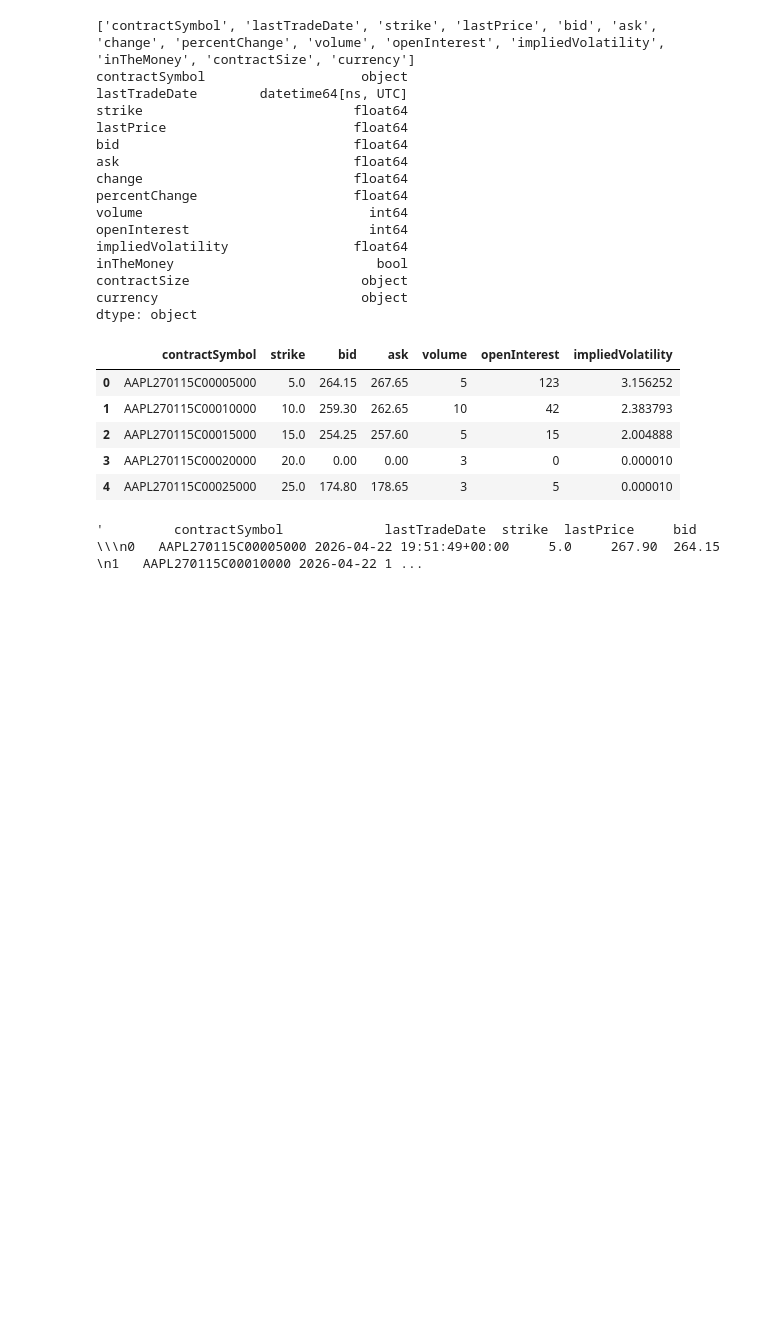
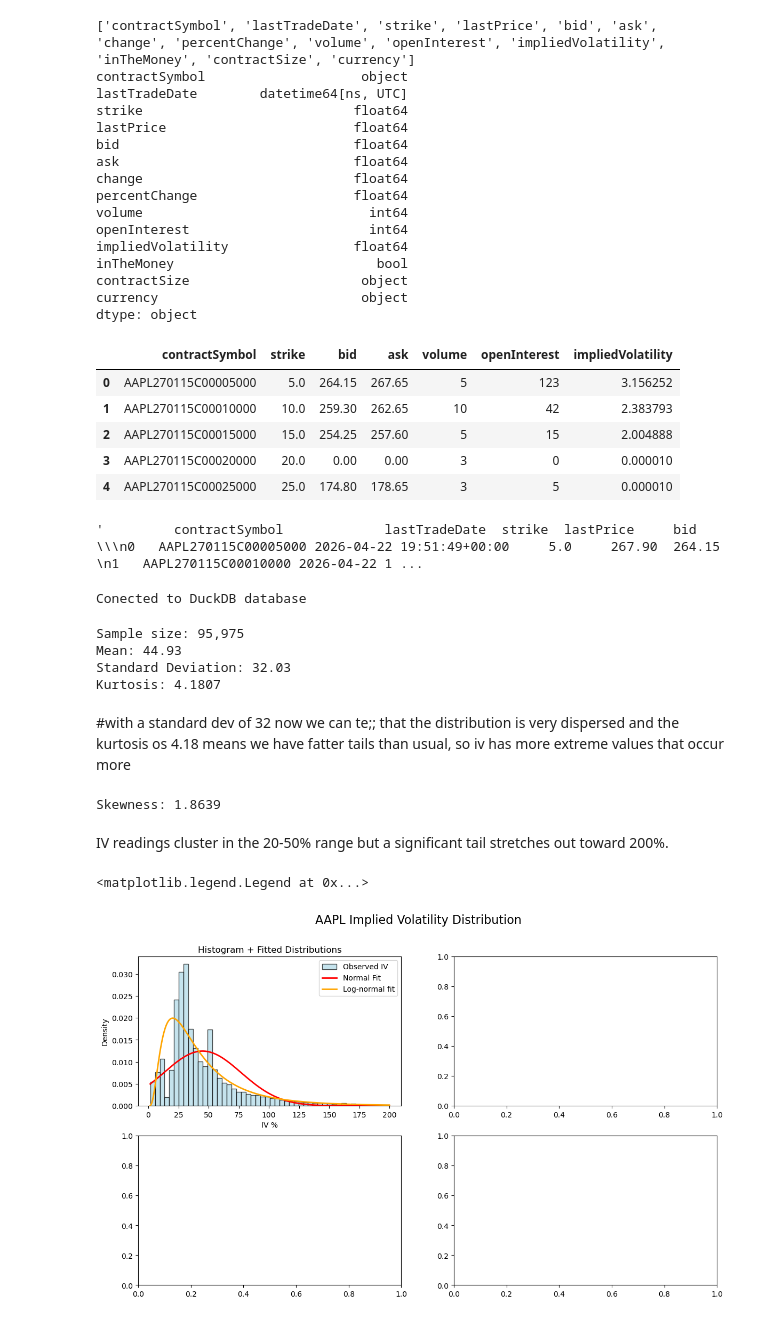
Before and after one commit to luislimon12/appl-catalyst-intelligence, a Jupyter notebook: notebooks/01_yfinance_data_check.ipynb, the cells around one changed output. Cells and saved outputs as stored; diff of their text form; code cells hidden in the pictures; blank space fills up the shorter version.

```diff
--- a/notebooks/01_yfinance_data_check.ipynb
+++ b/notebooks/01_yfinance_data_check.ipynb
@@ -75,3 +75,75 @@ dtype: object
 str(calls_df)
 # %% [output]
 '         contractSymbol             lastTradeDate  strike  lastPrice     bid  \\\n0   AAPL270115C00005000 2026-04-22 19:51:49+00:00     5.0     267.90  264.15   \n1   AAPL270115C00010000 2026-04-22 1 ...
+# %%
+import duckdb
+import numpy as np
+from scipy import stats
+import matplotlib.pyplot as plt
+
+con = duckdb.connect("/Users/luislimon/Apple-Project/appl-catalyst-intelligence/appl_catalyst.duckdb", read_only=True)
+print('Conected to DuckDB database')
+# %% [output]
+Conected to DuckDB database
+# %%
+#Lets pull the IV data
+
+df=con.execute("""
+               SELECT impliedVolatility * 100 as iv
+               FROM bronze_options_raw
+               WHERE ticker='AAPL'
+               AND impliedVolatility >0.01
+               AND impliedVolatility < 2
+               AND HOUR(snapshot_time) BETWEEN 9 AND 18""").df()
+
+iv=df['iv'].dropna()
+
+print(f"Sample size: {len(iv):,}")
+print(f"Mean: {iv.mean():.2f}")
+print(f"Standard Deviation: {iv.std():.2f}")
+print(f"Kurtosis: {iv.kurtosis():.4f}") ##>0 means the tail is fatter than normal
+# %% [output]
+Sample size: 95,975
+Mean: 44.93
+Standard Deviation: 32.03
+Kurtosis: 4.1807
+# %% [markdown]
+#with a standard dev of 32 now we can te;; that the distribution is very dispersed and the kurtosis os 4.18 means we have fatter tails than usual, so iv has more extreme values  that occur more
+# %%
+print(f"Skewness: {iv.skew():.4f}")
+# %% [output]
+Skewness: 1.8639
+# %% [markdown]
+IV readings cluster in the 20-50% range but a significant tail stretches out toward 200%.
+# %%
+import matplotlib.pyplot as plt
+import numpy as np
+from scipy import stats
+
+fig, axes=plt.subplots(2,2, figsize=(14,8))
+
+fig.suptitle("AAPL Implied Volatility Distribution", fontsize=16)
+
+## Chart 1 Histogram + fitted curves
+
+ax1=axes[0,0]
+
+ax1.hist(iv, bins=50, density=True,color='lightblue', edgecolor='black', alpha=0.7, label='Observed IV')
+mu,std=iv.mean(),iv.std()
+x=np.linspace(iv.min(),iv.max(),300)
+ax1.plot(x,stats.norm.pdf(x,mu,std), color='red',linewidth=2, label='Normal Fit')
+shape,loc,scale=stats.lognorm.fit(iv,floc=0)
+## .pdf(x, mu, std) = evaluate the normal curve at each x using our data's mean and std
+## this draws the red bell curve — we EXPECT it to NOT fit because IV is right-skewed
+## linewidth=2 = 2 pixel wide line so it's visible over the histogram
+#Maximum Likelihood Estimation — finds parameters that make the data most probable)
+## returns 3 parameters: shape (σ), loc (shift), scale (e^μ)
+## floc=0 = forces location parameter to 0 — IV can't go below 0 so no shift needed
+ax1.plot(x, stats.lognorm.pdf(x, shape, loc, scale), color="orange", linewidth=2, label="Log-normal fit")
+ax1.set_title("Histogram + Fitted Distributions")  ## title for this specific panel
+ax1.set_xlabel("IV %")                              ## x-axis label
+ax1.set_ylabel("Density")                           ## y-axis label (density because density=True above)
+ax1.legend()                                        ## show the legend with our three labels
+# %% [output]
+<matplotlib.legend.Legend at 0x...>
+[figure, added]
```
Also changed, not shown: parts of 13 cells of this notebook, 12 other files.
